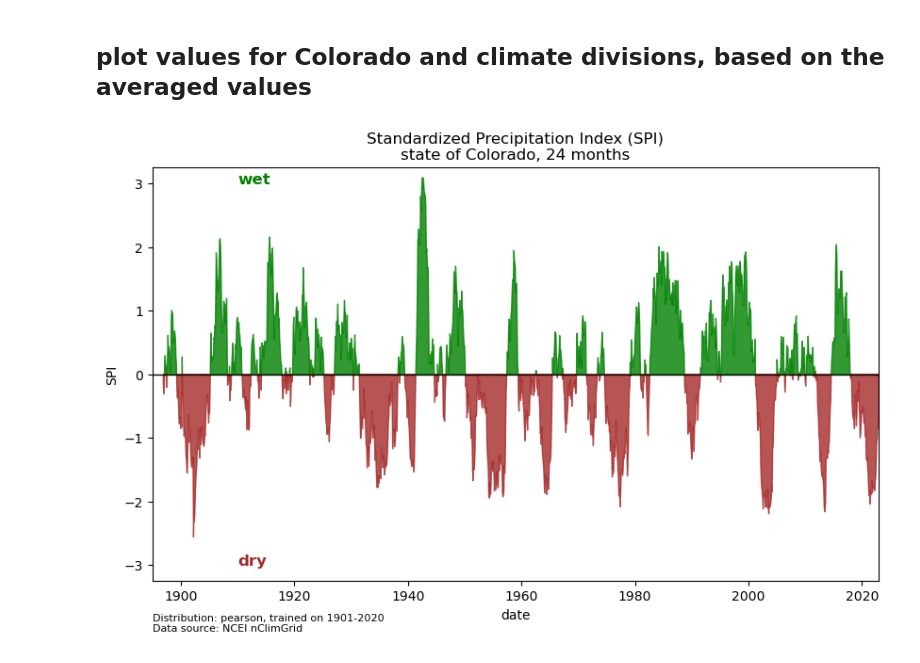
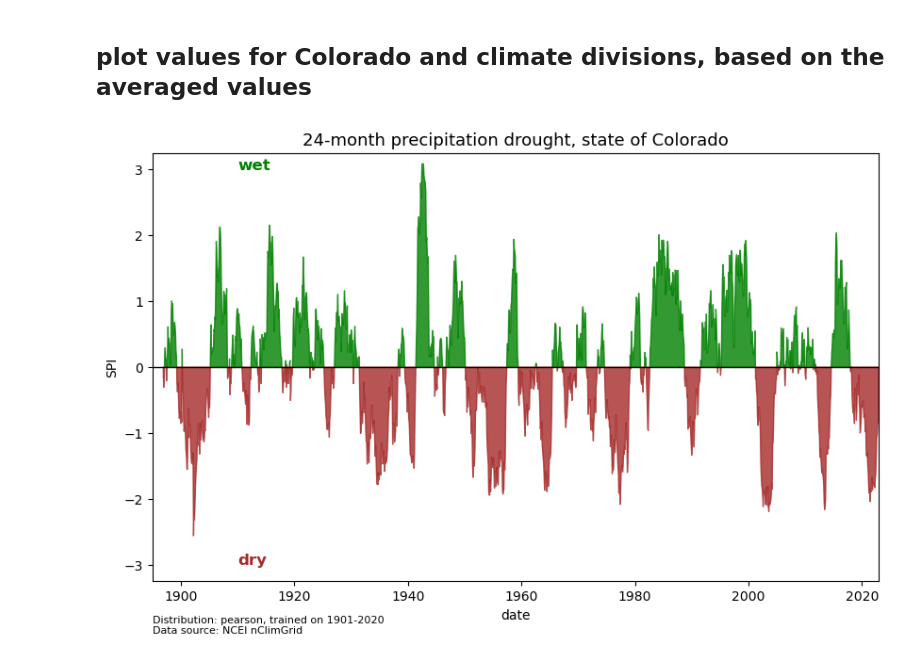
Before and after one commit to russ-schumacher/climatechange-in-colorado, a Jupyter notebook: chapter4/fig4.6_SPI_from_climate_indices_climdiv.ipynb, the cells around one changed output. Drawn from its saved outputs; the diff is of its cells as text; code cells hidden in the pictures.

```diff
--- a/chapter4/fig4.6_SPI_from_climate_indices_climdiv.ipynb
+++ b/chapter4/fig4.6_SPI_from_climate_indices_climdiv.ipynb
@@ -59,33 +59,34 @@ plt.fill_between(data['time'], data[varname], 0,
                  where=(data[varname] <= 0),
                  alpha=0.8, color='brown', interpolate=True)
 
 ax.set_xlabel("date")
 ax.set_ylabel("SPI")
 
 if climdiv_abbrev=="CO":
-    title = "Standardized Precipitation Index (SPI)\nstate of Colorado, "+duration+" months"
+    #title = "Standardized Precipitation Index (SPI)\nstate of Colorado, "+duration+" months"
+    title = duration+"-month precipitation drought, state of Colorado"
 else:
     title = "Standardized Precipitation Index (SPI)\nColorado climate division "+str(climdiv_num)+", "+duration+" months"
 
 
-plt.title(title)
+plt.title(title, fontsize=13)
 plt.tight_layout()
 
 #ax.set_xlim([datetime.date(1894, 1, 1), datetime.date(2021, 2, 1)])
 ax.set_xlim(data.iloc[0]['time'], data.iloc[-1]['time'])
 ax.set_ylim(-3.25,3.25)
 
 plt.text(pd.Timestamp(1910,1,1),3,'wet',color='green',fontsize=12,fontweight='bold')
 plt.text(pd.Timestamp(1910,1,1),-3,'dry',color='brown',fontsize=12,fontweight='bold')
 
 plt.text(0,-0.1225,'Distribution: '+dist+', trained on 1901-2020\nData source: NCEI nClimGrid',
          fontsize=8,
          transform=ax.transAxes)
 
 plt.show()
 
 fig.savefig("spi_CO_"+str(climdiv_abbrev)+"_"+duration+"_climdivdata_allmonths.png",
             dpi=250, transparent=False,facecolor='white',bbox_inches='tight')
 plt.close('all')
 # %% [output]
-[figure, old version]
+[figure, new version]
```
Also changed, not shown: 1 other file.
